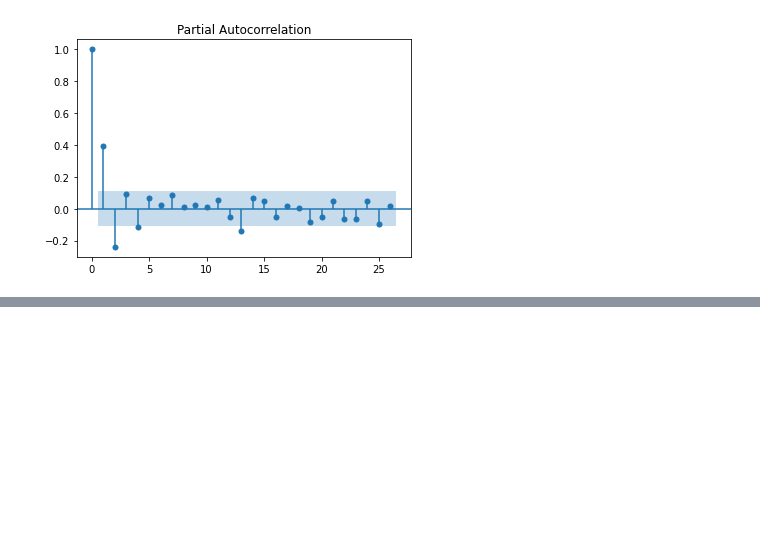
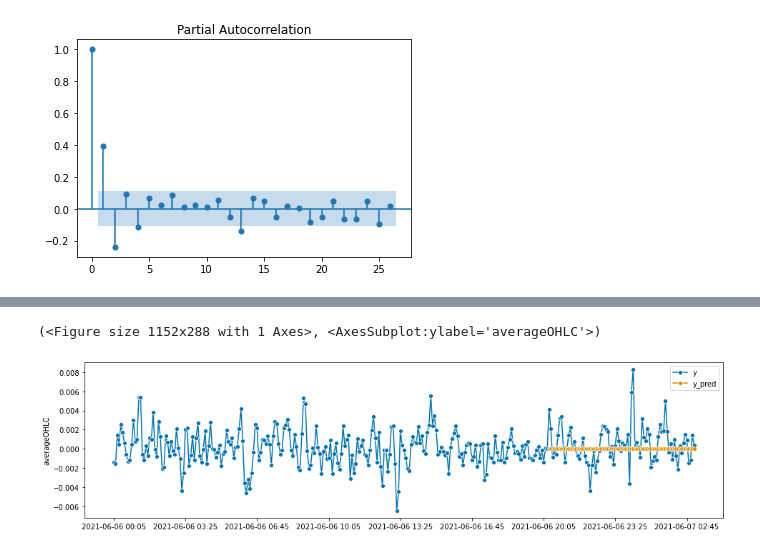
Before and after one commit to sputnik516/ML4AT, a Jupyter notebook: _scratch_code/dataset_explore.ipynb, the cells around one changed output, grey strips where cells are left out. Cells and saved outputs as stored; diff of their text form; code cells hidden in the pictures; blank space fills up the shorter version.

```diff
--- a/_scratch_code/dataset_explore.ipynb
+++ b/_scratch_code/dataset_explore.ipynb
@@ -171,0 +225,9 @@ plt.show()
+# %%
+# Auto ARIMA
+forecaster = AutoARIMA()
+forecaster.fit(y_train)
+y_pred = forecaster.predict(fh)
+plot_series(y, y_pred, labels=["y", "y_pred"])
+# %% [output]
+(<Figure size 1152x288 with 1 Axes>, <AxesSubplot:ylabel='averageOHLC'>)
+[figure, added]
```
Also changed, not shown: parts of 6 cells of this notebook.
